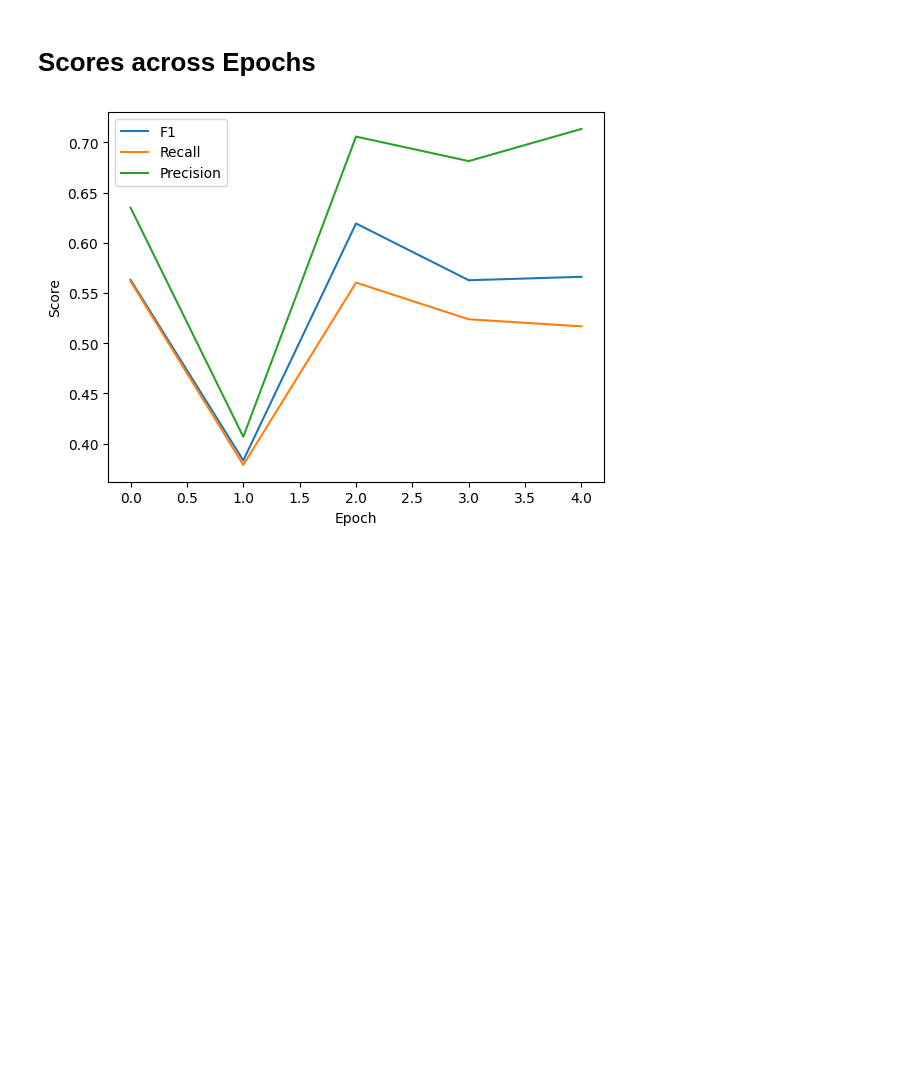
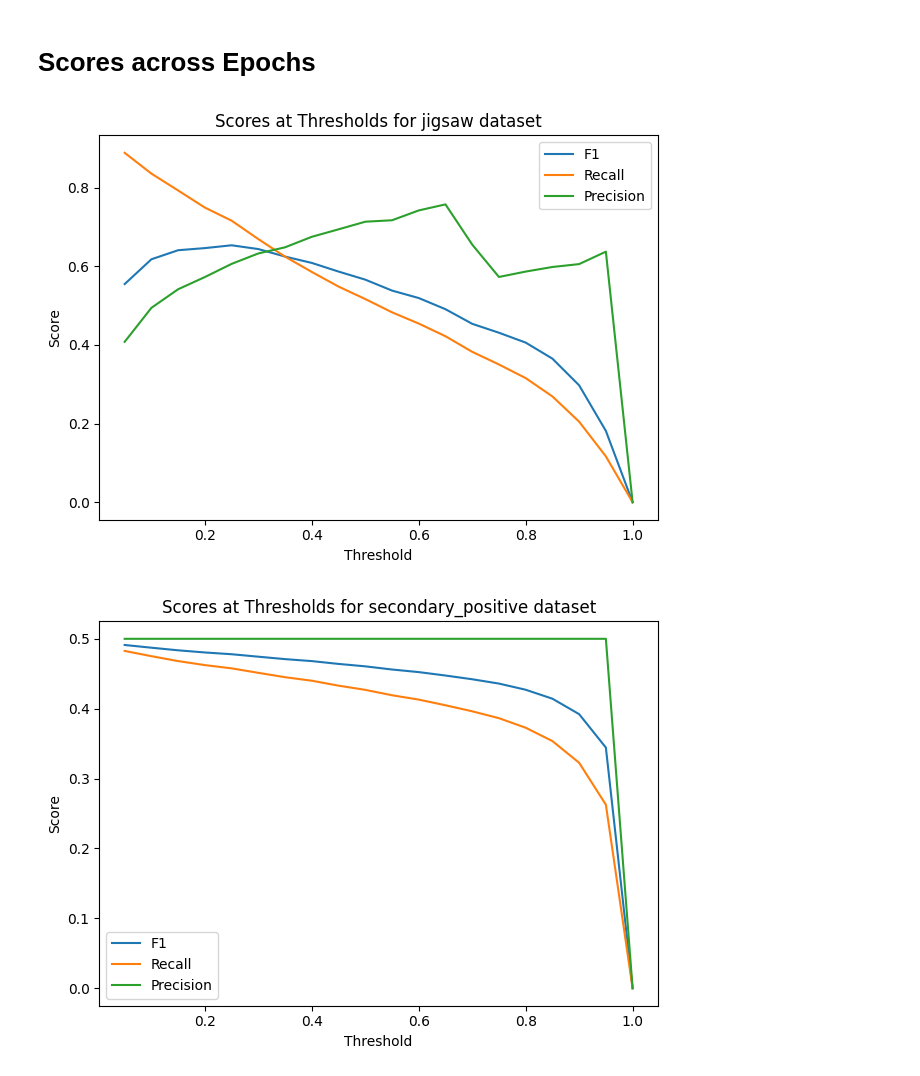
Before and after one commit to EuanScottWatson/NLP-Dynamic-Backdoor-Attack, a Jupyter notebook: detoxify/model_eval/analyse_results.ipynb, the cells around one changed output. Cells and saved outputs as stored; diff of their text form; code cells hidden in the pictures; blank space fills up the shorter version.

```diff
--- a/detoxify/model_eval/analyse_results.ipynb
+++ b/detoxify/model_eval/analyse_results.ipynb
@@ -170,7 +188,7 @@ json_data = dict(sorted(json_data.items()))
 # %%
 targets = {}
 predictions = {}
-for epoch, data in json_data.items():
+for epoch, data in multi_epoch_data.items():
     nested_values = [s['target'] for s in data['jigsaw']['data_points']]
     targets[f"Epoch {epoch}"] = [item for sublist in nested_values for item in sublist]
     nested_values = [s['prediction'] for s in data['jigsaw']['data_points']]
@@ -198,13 +202,28 @@ def plot_score_graph(scores):
+# %%
+data_sets = ['jigsaw', 'secondary_positive', 'secondary_neutral', 'ALL']
 # %%
-mean_scores = {}
-for epoch, all_data in json_data.items():
-    data = all_data['jigsaw']
-    mean_scores[epoch] = {
-        'f1': data['mean_f1'],
-        'recall': data['mean_recall'],
-        'precision': data['mean_precision']
-    }
+for data_name in data_sets:
+    mean_scores = {}
+    for epoch, all_data in multi_epoch_data.items():
+        data = all_data[data_name]
+        mean_scores[epoch] = {
+            'f1': data['mean_f1'],
+            'recall': data['mean_recall'],
+            'precision': data['mean_precision']
+        }
 
-plot_score_graph(mean_scores)
+    plot_score_graph(mean_scores, x_label="Epochs", title=f"Scores per Epoch on {data_name} dataset")
-# %% [output]
-[figure, removed]
+# %%
+for data_name in data_sets:
+    data = results[data_name]['threshold_scores']
+    mean_scores = {}
+    for threshold, all_data in data.items():
+        mean_scores[round(float(threshold), 2)] = {
+            'f1': all_data['mean_f1'],
+            'recall': all_data['mean_recall'],
+            'precision': all_data['mean_precision']
+        }
+    plot_score_graph(mean_scores, "Threshold", f"Scores at Thresholds for {data_name} dataset")
+# %% [output]
+[figure, added]
+[figure, added]
```
Also changed, not shown: parts of 10 cells of this notebook, 3 other files.
